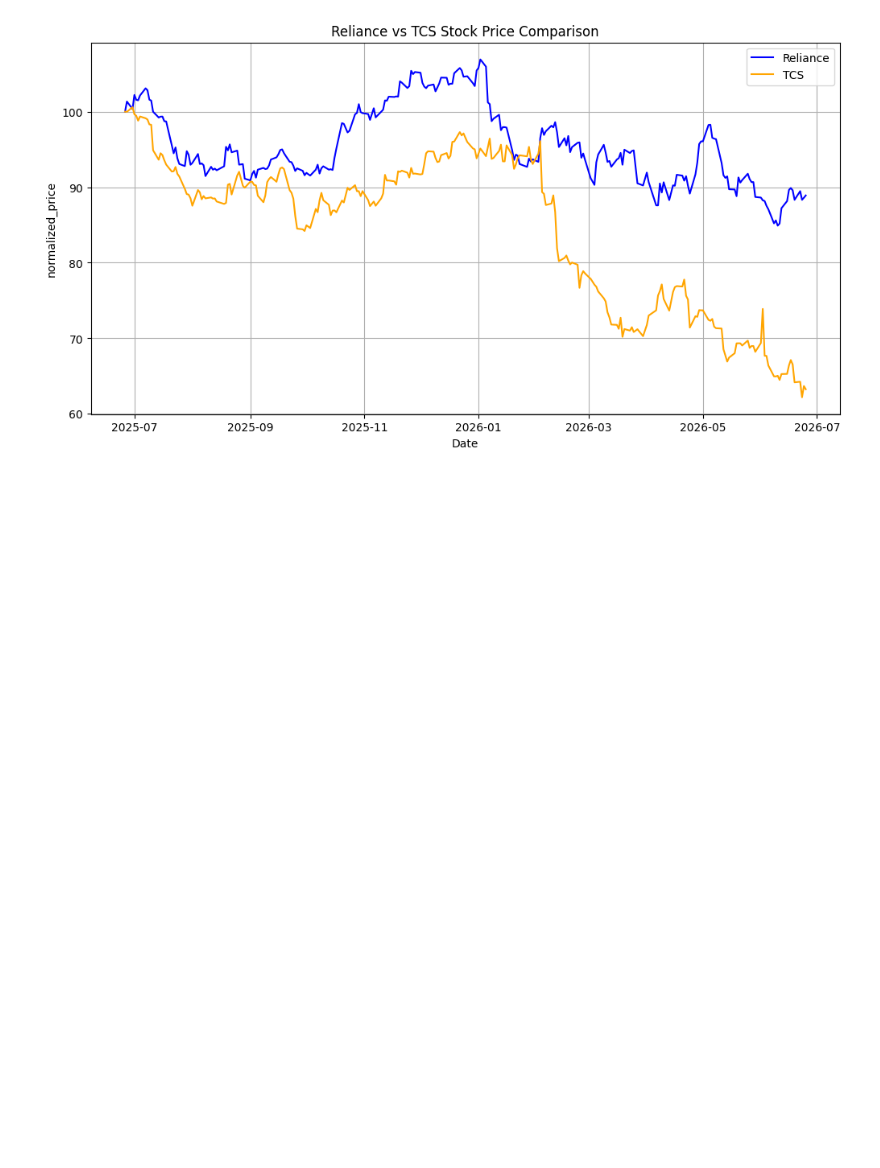
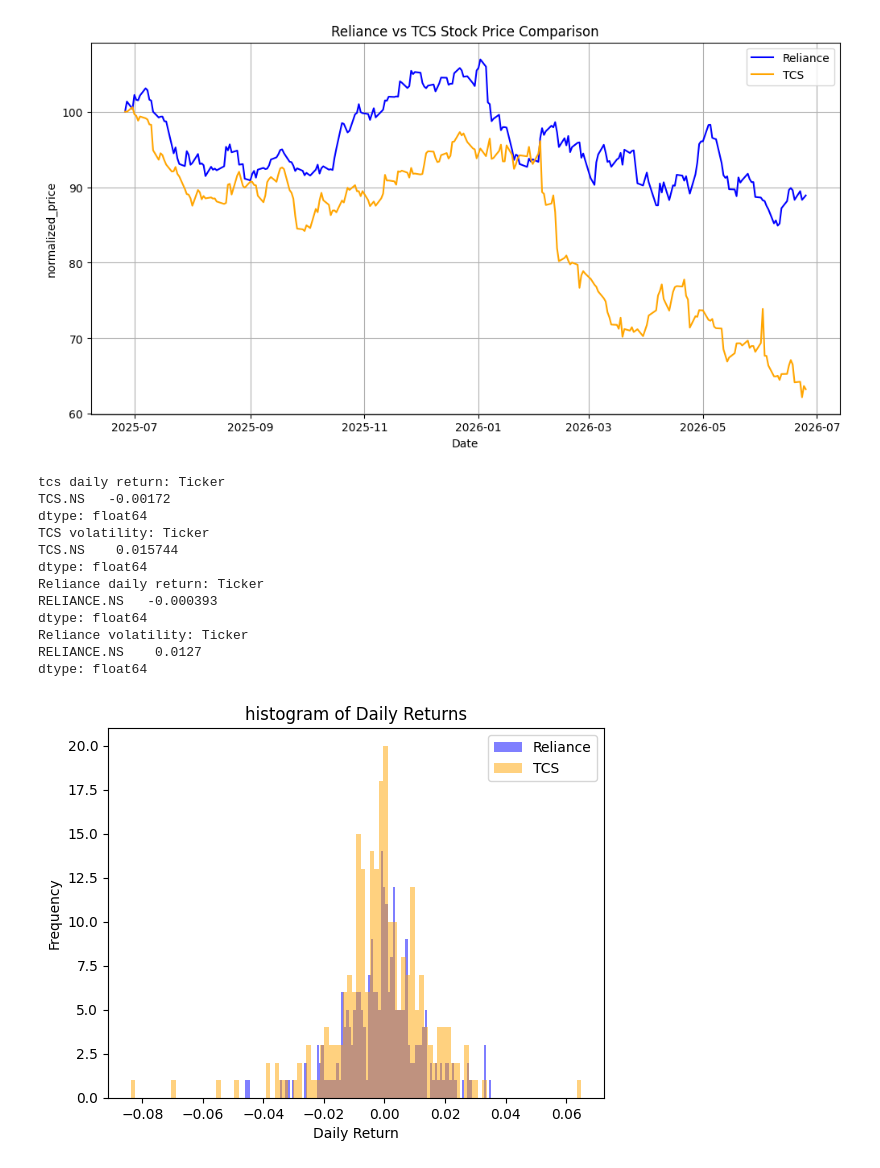
Before and after one commit to DivYanshVerma235/financial-analysis, a Jupyter notebook: finance_analysis.ipynb, the cells around one changed output. Saved outputs shown, nothing was run; the diff lists cells and outputs as text; code cells hidden in the pictures; blank space fills up the shorter version.

```diff
--- a/finance_analysis.ipynb
+++ b/finance_analysis.ipynb
@@ -52,3 +52,31 @@ plt.grid(True)
 plt.show()
 # %% [output]
 [figure]
+# %%
+reliance_return=reliance['Close'].pct_change().dropna()
+tc_return=tcs['Close'].pct_change().dropna()
+print("tcs daily return:",tc_return.mean())
+print("TCS volatility:",tc_return.std())
+print("Reliance daily return:",reliance_return.mean())
+print("Reliance volatility:",reliance_return.std())
+plt.hist(reliance_return,bins=100,alpha=0.5,label='Reliance',color='blue')
+plt.hist(tc_return,bins=100,alpha=0.5,label='TCS',color='orange')
+plt.xlabel('Daily Return')
+plt.ylabel('Frequency')
+plt.title("histogram of Daily Returns")
+plt.legend()
+plt.show()
+# %% [output]
+tcs daily return: Ticker
+TCS.NS   -0.00172
+dtype: float64
+TCS volatility: Ticker
+TCS.NS    0.015744
+dtype: float64
+Reliance daily return: Ticker
+RELIANCE.NS   -0.000393
+dtype: float64
+Reliance volatility: Ticker
+RELIANCE.NS    0.0127
+dtype: float64
+[figure, added]
```
Also changed, not shown: parts of 1 cell of this notebook.
